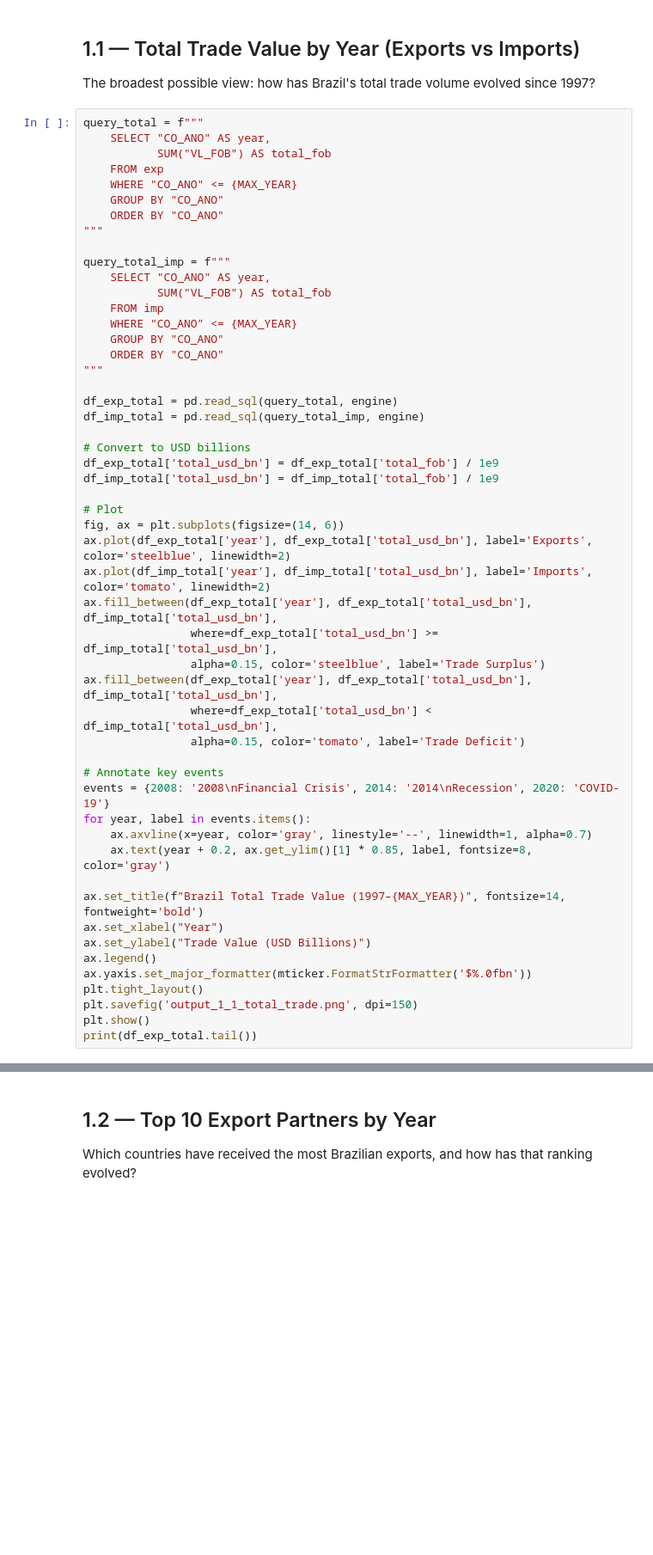
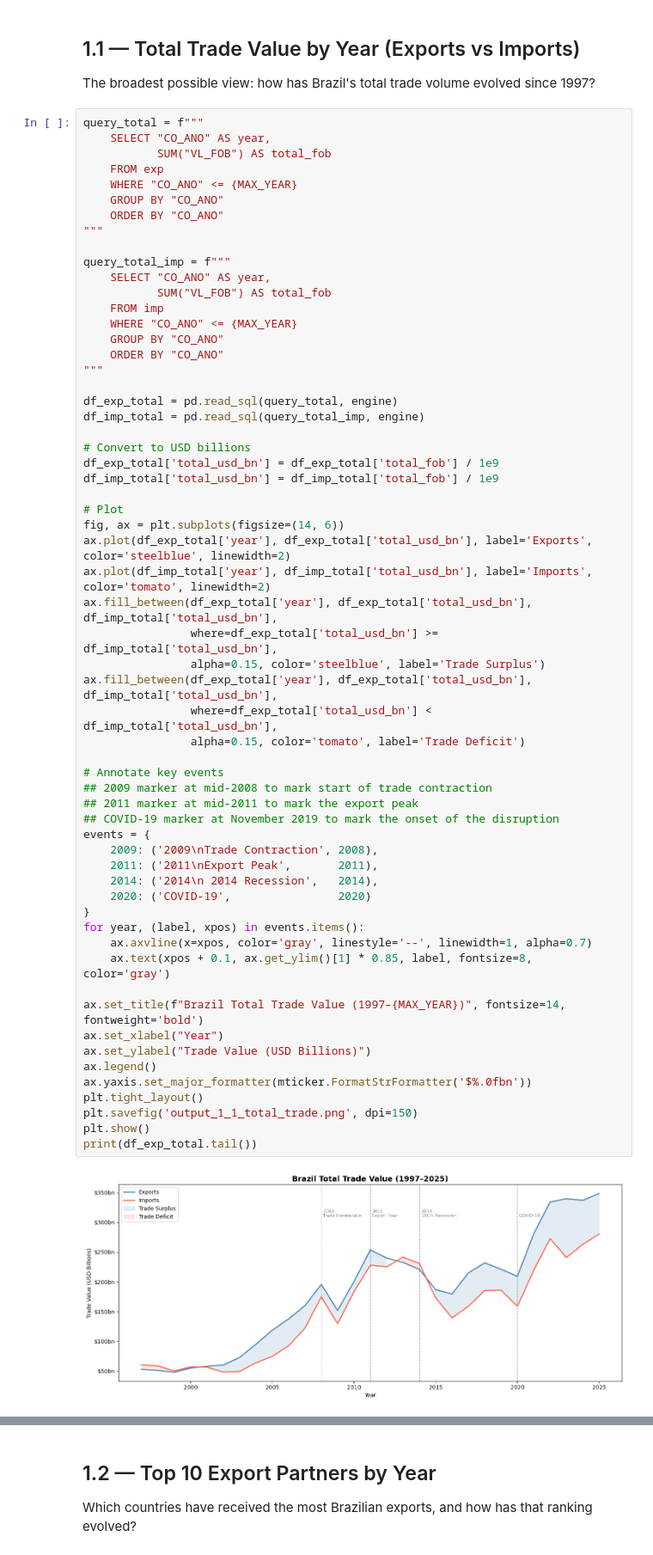
Before and after one commit to Eduardo-kohn/brazil-state-trade-analysis, a Jupyter notebook: SRC/Analysis/step1_geographic_concentration.ipynb, the cells around one changed output, grey strips where cells are left out. Shown at 86% size. Saved outputs shown, nothing was run; the diff lists cells and outputs as text; blank space fills up the shorter version.

```diff
--- a/SRC/Analysis/step1_geographic_concentration.ipynb
+++ b/SRC/Analysis/step1_geographic_concentration.ipynb
@@ -59,34 +59,44 @@ query_total_imp = f"""
 
 df_exp_total = pd.read_sql(query_total, engine)
 df_imp_total = pd.read_sql(query_total_imp, engine)
 
 # Convert to USD billions
 df_exp_total['total_usd_bn'] = df_exp_total['total_fob'] / 1e9
 df_imp_total['total_usd_bn'] = df_imp_total['total_fob'] / 1e9
 
 # Plot
 fig, ax = plt.subplots(figsize=(14, 6))
 ax.plot(df_exp_total['year'], df_exp_total['total_usd_bn'], label='Exports', color='steelblue', linewidth=2)
 ax.plot(df_imp_total['year'], df_imp_total['total_usd_bn'], label='Imports', color='tomato', linewidth=2)
 ax.fill_between(df_exp_total['year'], df_exp_total['total_usd_bn'], df_imp_total['total_usd_bn'],
                 where=df_exp_total['total_usd_bn'] >= df_imp_total['total_usd_bn'],
                 alpha=0.15, color='steelblue', label='Trade Surplus')
 ax.fill_between(df_exp_total['year'], df_exp_total['total_usd_bn'], df_imp_total['total_usd_bn'],
                 where=df_exp_total['total_usd_bn'] < df_imp_total['total_usd_bn'],
                 alpha=0.15, color='tomato', label='Trade Deficit')
 
 # Annotate key events
-events = {2008: '2008\nFinancial Crisis', 2014: '2014\nRecession', 2020: 'COVID-19'}
-for year, label in events.items():
-    ax.axvline(x=year, color='gray', linestyle='--', linewidth=1, alpha=0.7)
-    ax.text(year + 0.2, ax.get_ylim()[1] * 0.85, label, fontsize=8, color='gray')
+## 2009 marker at mid-2008 to mark start of trade contraction
+## 2011 marker at mid-2011 to mark the export peak
+## COVID-19 marker at November 2019 to mark the onset of the disruption
+events = {
+    2009: ('2009\nTrade Contraction', 2008),
+    2011: ('2011\nExport Peak',       2011),
+    2014: ('2014\n 2014 Recession',   2014),
+    2020: ('COVID-19',                2020)
+}
+for year, (label, xpos) in events.items():
+    ax.axvline(x=xpos, color='gray', linestyle='--', linewidth=1, alpha=0.7)
+    ax.text(xpos + 0.1, ax.get_ylim()[1] * 0.85, label, fontsize=8, color='gray')
 
 ax.set_title(f"Brazil Total Trade Value (1997–{MAX_YEAR})", fontsize=14, fontweight='bold')
 ax.set_xlabel("Year")
 ax.set_ylabel("Trade Value (USD Billions)")
 ax.legend()
 ax.yaxis.set_major_formatter(mticker.FormatStrFormatter('$%.0fbn'))
 plt.tight_layout()
 plt.savefig('output_1_1_total_trade.png', dpi=150)
 plt.show()
 print(df_exp_total.tail())
+# %% [output]
+[figure, added]
```
Also changed, not shown: parts of 6 cells of this notebook, 1 other file.
